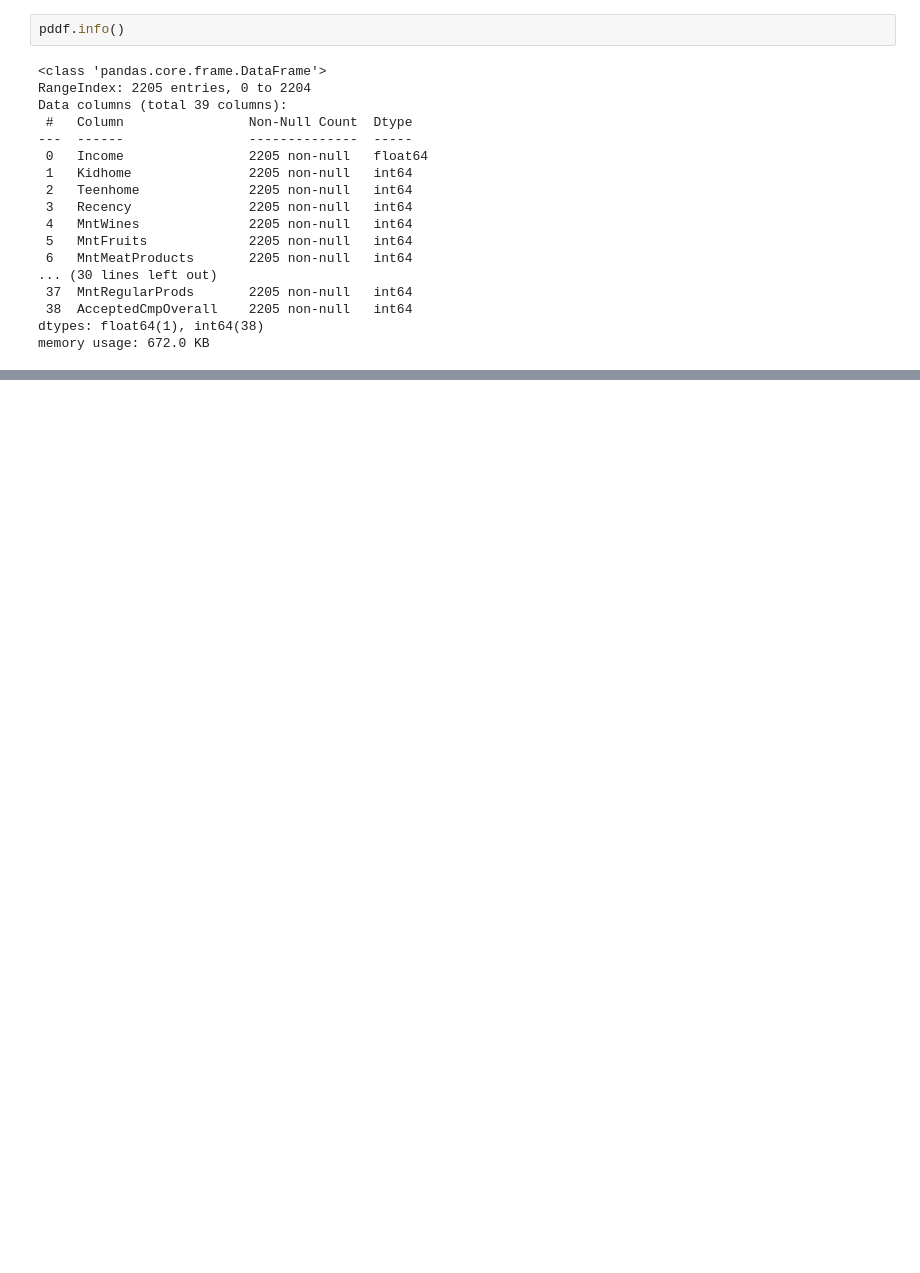
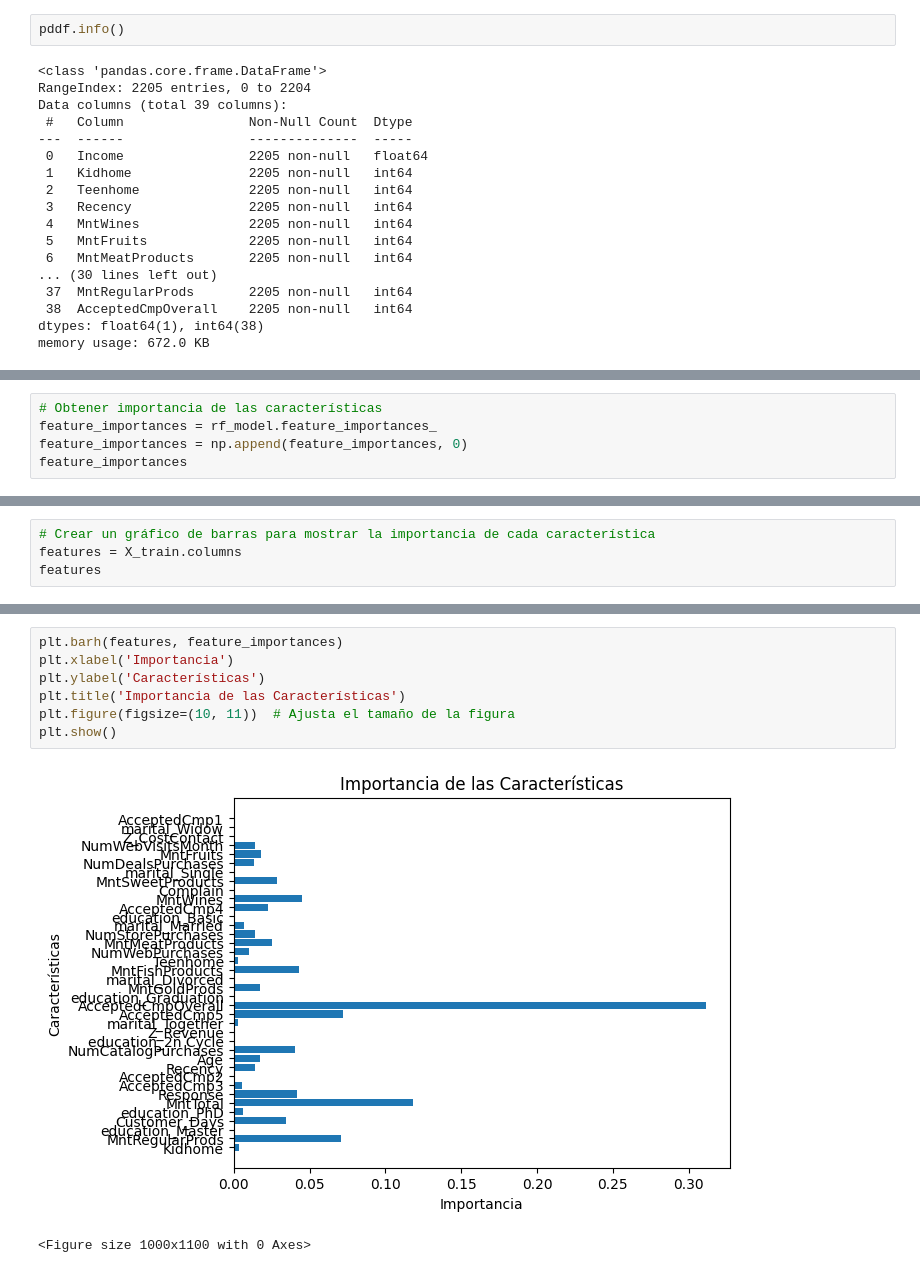
Before and after one commit to godartg/machine-learning-DMC, a Jupyter notebook: Trabajo_final.ipynb, the cells around one changed output, grey strips where cells are left out. Saved outputs shown, nothing was run; the diff lists cells and outputs as text; blank space fills up the shorter version.

```diff
--- a/Trabajo_final.ipynb
+++ b/Trabajo_final.ipynb
@@ -134,0 +208,5 @@ dtype: int64
+# %%
+# Obtener importancia de las características
+feature_importances = rf_model.feature_importances_
+feature_importances = np.append(feature_importances, 0)
+feature_importances
@@ -134,0 +224,4 @@ dtype: int64
+# %%
+# Crear un gráfico de barras para mostrar la importancia de cada característica
+features = X_train.columns
+features
@@ -134,0 +240,10 @@ dtype: int64
+# %%
+plt.barh(features, feature_importances)
+plt.xlabel('Importancia')
+plt.ylabel('Características')
+plt.title('Importancia de las Características')
+plt.figure(figsize=(10, 11))  # Ajusta el tamaño de la figura
+plt.show()
+# %% [output]
+[figure, added]
+<Figure size 1000x1100 with 0 Axes>
```
Also changed, not shown: parts of 27 cells of this notebook.
